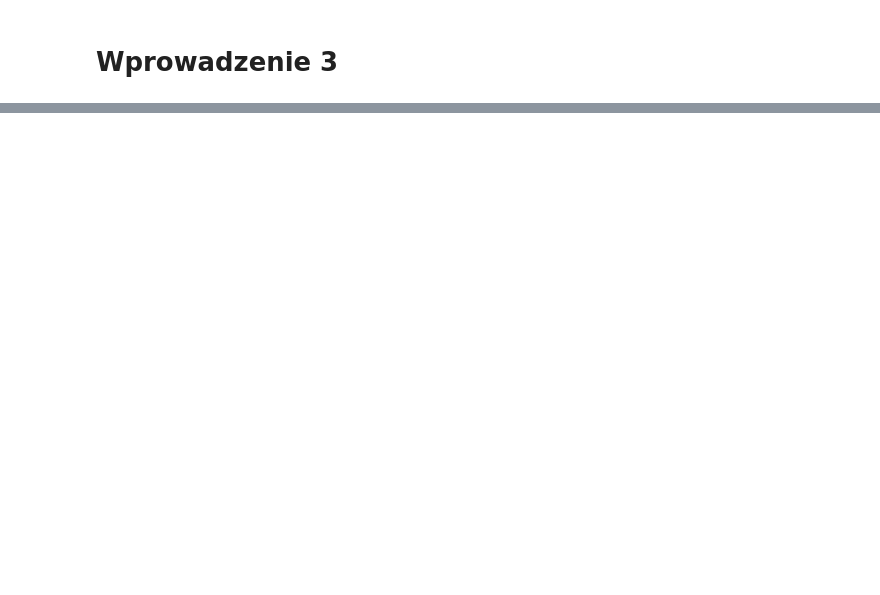
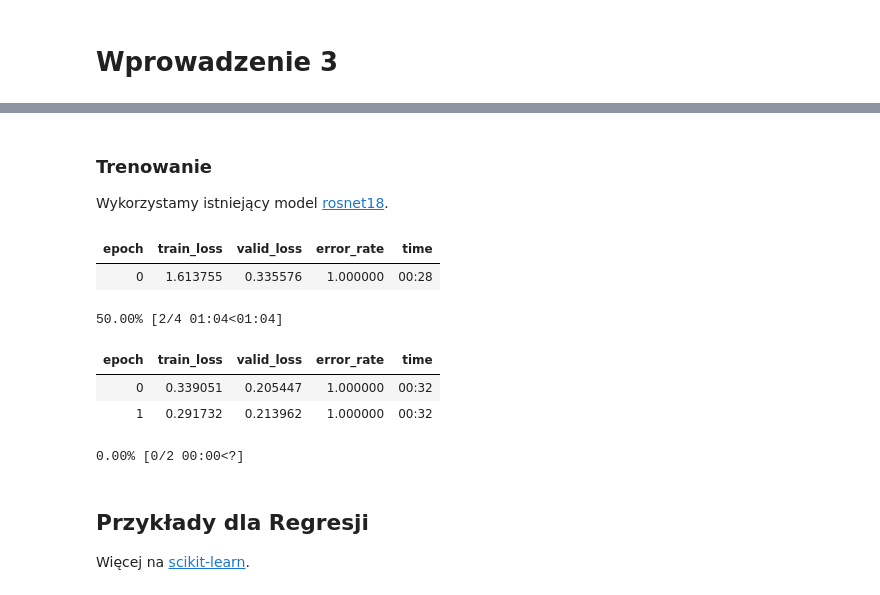
Before and after one commit to wojciech11/se_applied_machine_learning, a Jupyter notebook: 03_notebook/introduction.ipynb, the cells around one changed output, grey strips where cells are left out. Cells and saved outputs as stored; diff of their text form; code cells hidden in the pictures; blank space fills up the shorter version.

```diff
--- a/03_notebook/introduction.ipynb
+++ b/03_notebook/introduction.ipynb
@@ -26,0 +154,15 @@ Data Augmentation - generowanie większość ilości danych treningowych na pods
+# %% [markdown]
+### Trenowanie
+
+Wykorzystamy istniejący model [rosnet18](https://fastai1.fast.ai/vision.models.html).
+# %%
+learn = vision_learner(dls, resnet18, metrics=error_rate)
+learn.fine_tune(4)
+# %% [output]
+| epoch | train_loss | valid_loss | error_rate | time |
+| 0 | 1.613755 | 0.335576 | 1.000000 | 00:28 |
+50.00% [2/4 01:04<01:04]
+| epoch | train_loss | valid_loss | error_rate | time |
+| 0 | 0.339051 | 0.205447 | 1.000000 | 00:32 |
+| 1 | 0.291732 | 0.213962 | 1.000000 | 00:32 |
+0.00% [0/2 00:00<?]
@@ -26,0 +177,4 @@ Data Augmentation - generowanie większość ilości danych treningowych na pods
+# %% [markdown]
+## Przykłady dla Regresji
+
+Więcej na [scikit-learn](https://scikit-learn.org/stable/modules/linear_model.html#robustness-regression-outliers-and-modeling-errors).
```
Also changed, not shown: parts of 55 cells of this notebook, 3 other files.
